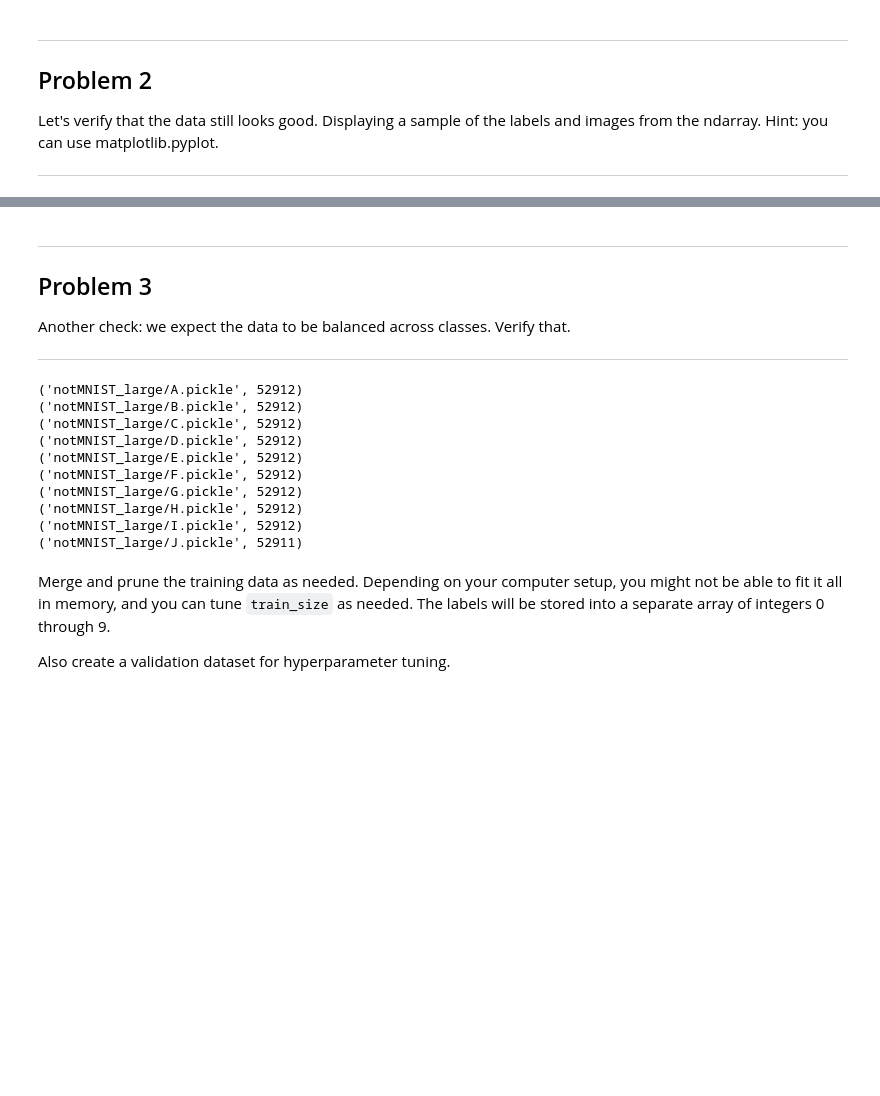
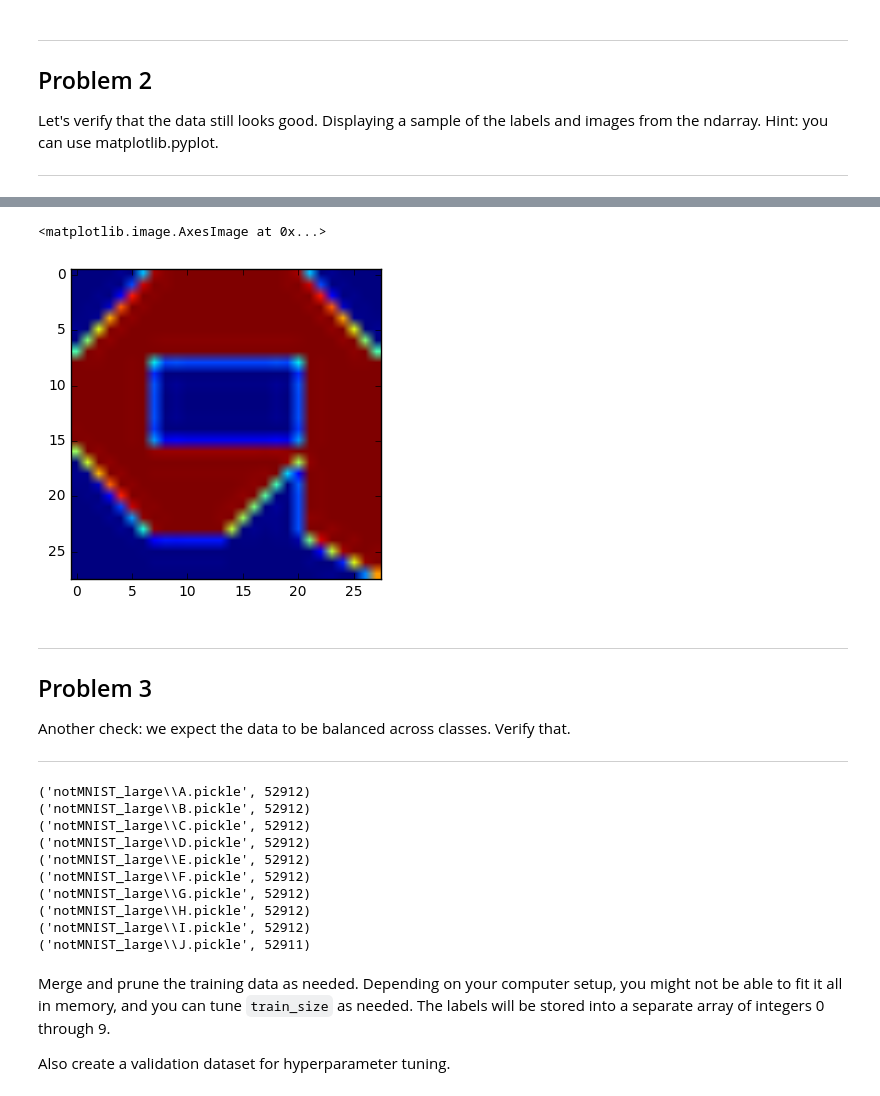
Before and after one commit to yoon-gu/udacity-deep-learning, a Jupyter notebook: 1_notmnist.ipynb, the cells around one changed output, grey strips where cells are left out. Drawn from its saved outputs; the diff is of its cells as text; code cells hidden in the pictures; blank space fills up the shorter version.

```diff
--- a/1_notmnist.ipynb
+++ b/1_notmnist.ipynb
@@ -173,7 +172,0 @@ notMNIST_small/J.pickle already present - Skipping pickling.
-# %%
-with open(train_datasets[0], 'r') as f:
-    a = pickle.load(f)
-
-import matplotlib.pyplot as plt
-b = a[0]
-plt.imshow(b)
@@ -197,3 +204,12 @@ plt.imshow(b)
+# %%
+with open(train_datasets[0], 'rb') as f:
+    data = pickle.load(f)
+# %%
+import matplotlib.pyplot as plt
+plt.imshow(data[0])
+# %% [output]
+<matplotlib.image.AxesImage at 0x...>
+[figure, added]
 # %% [markdown]
 ---
 Problem 3
@@ -203,20 +219,20 @@ Another check: we expect the data to be balanced across classes. Verify that.
 ---
 # %%
 for filename in train_datasets:
-    with open(filename, 'r') as f:
+    with open(filename, 'rb') as f:
         a = pickle.load(f)
         print((filename, len(a)))
 # %% [output]
-('notMNIST_large/A.pickle', 52912)
-('notMNIST_large/B.pickle', 52912)
-('notMNIST_large/C.pickle', 52912)
-('notMNIST_large/D.pickle', 52912)
-('notMNIST_large/E.pickle', 52912)
-('notMNIST_large/F.pickle', 52912)
-('notMNIST_large/G.pickle', 52912)
-('notMNIST_large/H.pickle', 52912)
-('notMNIST_large/I.pickle', 52912)
-('notMNIST_large/J.pickle', 52911)
+('notMNIST_large\\A.pickle', 52912)
+('notMNIST_large\\B.pickle', 52912)
+('notMNIST_large\\C.pickle', 52912)
+('notMNIST_large\\D.pickle', 52912)
+('notMNIST_large\\E.pickle', 52912)
+('notMNIST_large\\F.pickle', 52912)
+('notMNIST_large\\G.pickle', 52912)
+('notMNIST_large\\H.pickle', 52912)
+('notMNIST_large\\I.pickle', 52912)
+('notMNIST_large\\J.pickle', 52911)
 # %% [markdown]
 Merge and prune the training data as needed. Depending on your computer setup, you might not be able to fit it all in memory, and you can tune `train_size` as needed. The labels will be stored into a separate array of integers 0 through 9.
 
```
Also changed, not shown: parts of 14 cells of this notebook.
